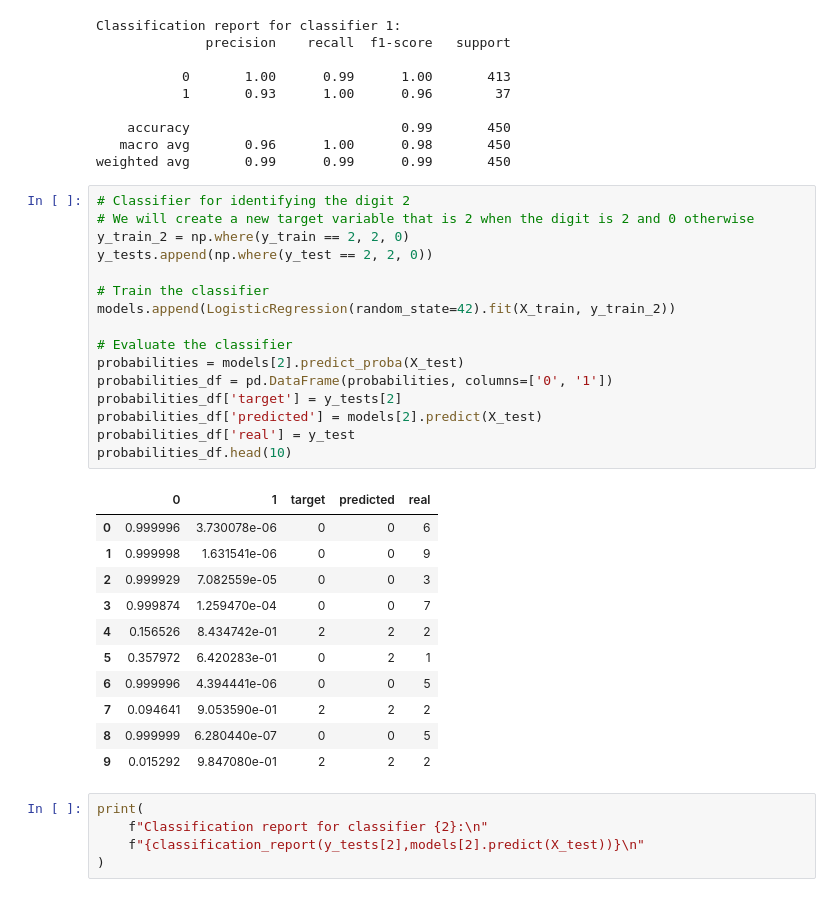
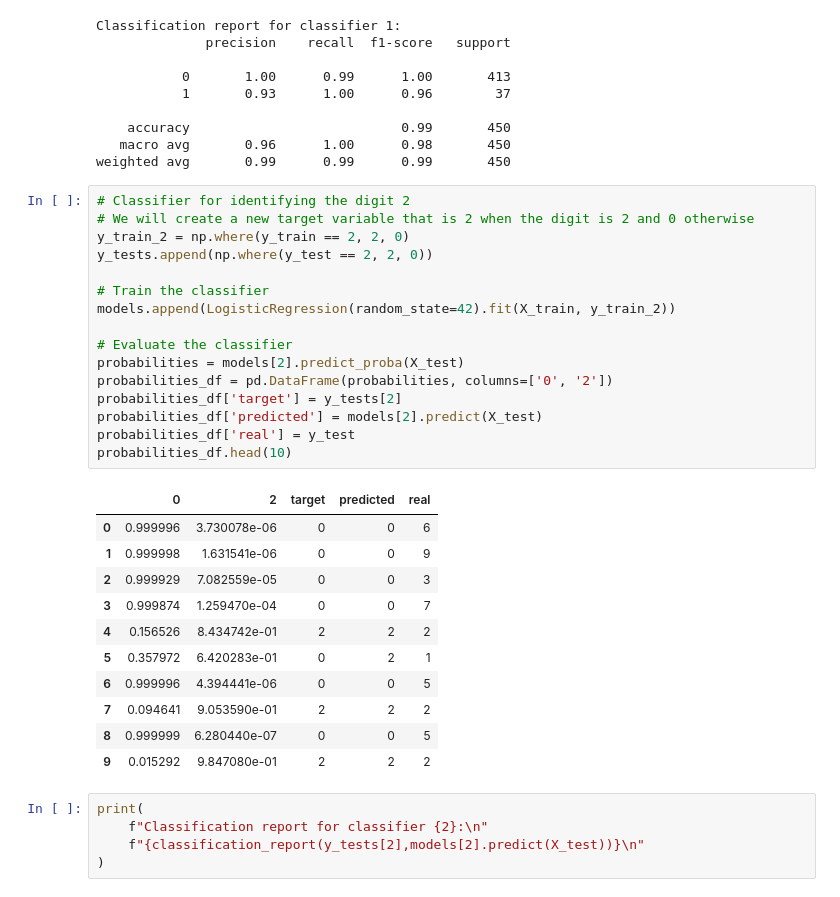
Before and after one commit to MonicaCabanas23/Clasificacion-y-Regresion-Lineal, a Jupyter notebook: Clasificacion_y_Regresion_Lineal.ipynb, the cells around one changed output. Saved outputs shown, nothing was run; the diff lists cells and outputs as text.

```diff
--- a/Clasificacion_y_Regresion_Lineal.ipynb
+++ b/Clasificacion_y_Regresion_Lineal.ipynb
@@ -403,21 +403,21 @@ weighted avg       0.99      0.99      0.99       450
 # %%
 # Classifier for identifying the digit 2
 # We will create a new target variable that is 2 when the digit is 2 and 0 otherwise
 y_train_2 = np.where(y_train == 2, 2, 0)
 y_tests.append(np.where(y_test == 2, 2, 0))
 
 # Train the classifier
 models.append(LogisticRegression(random_state=42).fit(X_train, y_train_2))
 
 # Evaluate the classifier
 probabilities = models[2].predict_proba(X_test)
-probabilities_df = pd.DataFrame(probabilities, columns=['0', '1'])
+probabilities_df = pd.DataFrame(probabilities, columns=['0', '2'])
 probabilities_df['target'] = y_tests[2]
 probabilities_df['predicted'] = models[2].predict(X_test)
 probabilities_df['real'] = y_test
 probabilities_df.head(10)
 # %% [output]
-|  | 0 | 1 | target | predicted | real |
+|  | 0 | 2 | target | predicted | real |
 | 0 | 0.999996 | 3.730078e-06 | 0 | 0 | 6 |
 | 1 | 0.999998 | 1.631541e-06 | 0 | 0 | 9 |
 | 2 | 0.999929 | 7.082559e-05 | 0 | 0 | 3 |
```
Also changed, not shown: parts of 5 cells of this notebook.
